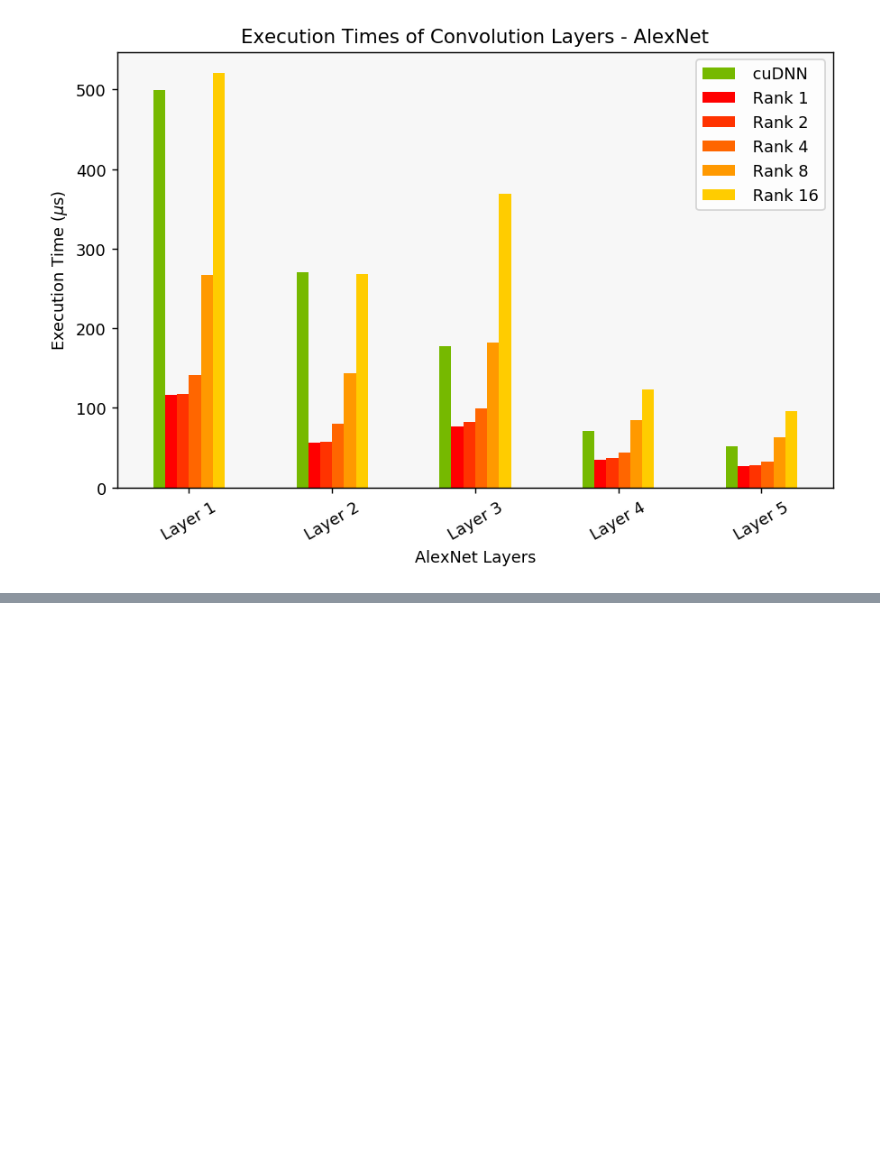
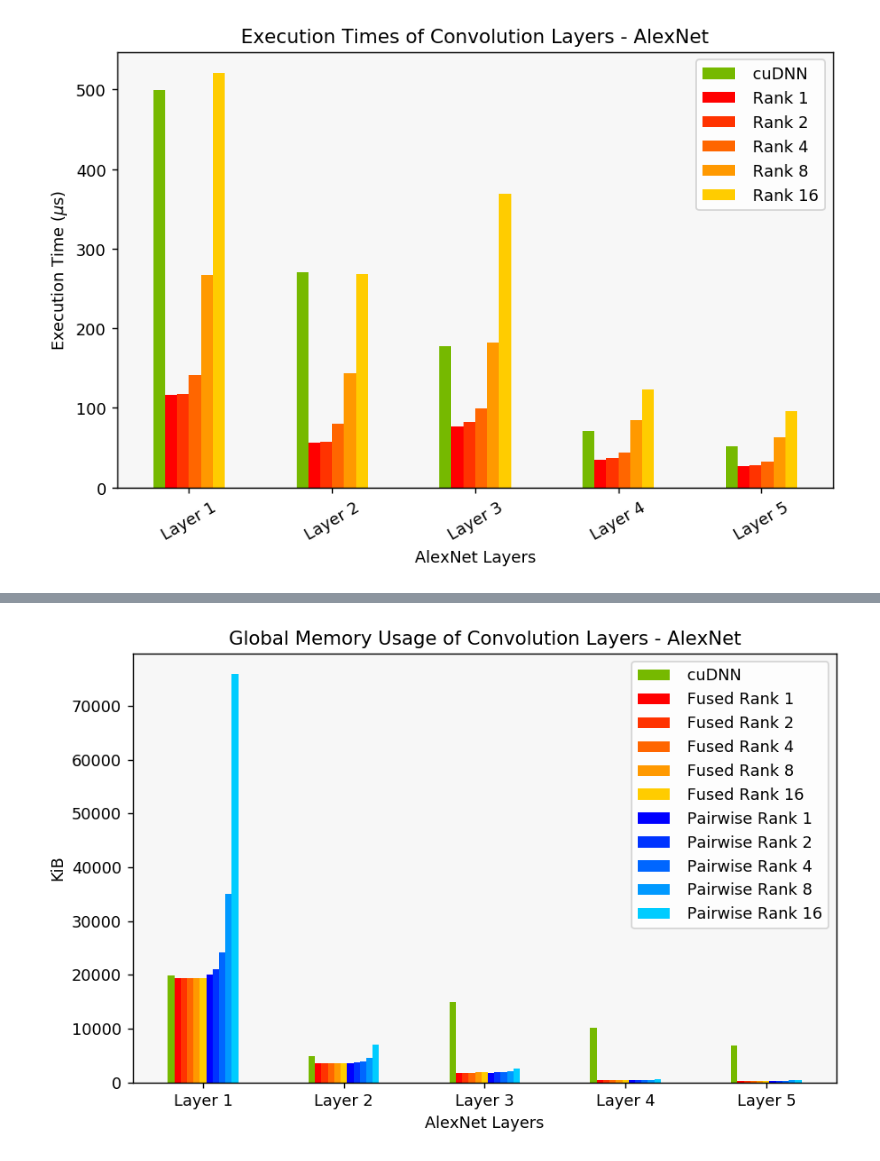
Before and after one commit to Areustle/ParallelTNNLayers, a Jupyter notebook: Cuda_kernels/results/Benchmark plots RTX2080Ti 20190904.ipynb, the cells around one changed output, grey strips where cells are left out. Drawn from its saved outputs; the diff is of its cells as text; code cells hidden in the pictures; blank space fills up the shorter version.

```diff
--- a/Cuda_kernels/results/Benchmark plots RTX2080Ti 20190904.ipynb
+++ b/Cuda_kernels/results/Benchmark plots RTX2080Ti 20190904.ipynb
@@ -37,0 +66,28 @@ plot2dRank(df, arch)
+# %%
+desc = "2080ti_190908a"
+arch = "AlexNet"
+
+in_df = pd.read_csv("BothConv2dForward_results_in_mem_bytes_"+desc+"_"+arch+".txt").set_index(["N C H W pad T Y X"])
+fi_df = pd.read_csv("BothConv2dForward_results_filter_mem_bytes_"+desc+"_"+arch+".txt").set_index(["N C H W pad T Y X"])
+ou_df = pd.read_csv("BothConv2dForward_results_out_mem_bytes_"+desc+"_"+arch+".txt").set_index(["N C H W pad T Y X"])
+wo_df = pd.read_csv("BothConv2dForward_results_work_mem_bytes_"+desc+"_"+arch+".txt").set_index(["N C H W pad T Y X"])
+
+def plot2dRankMem(df, arch, color):
+    fig = plt.figure(figsize=(8, 5), dpi=128)
+    ax = fig.add_subplot(1,1,1)
+    ax.set_title('Global Memory Usage of Convolution Layers - ' + arch, fontsize=12)
+    ax.set_ylabel(r'KiB')
+    ax.set_facecolor('0.97')
+#     ax.set_yscale('log')
+
+    df.plot.bar(ax=ax, color=color)
+    plt.xticks(np.arange(5) , ["Layer 1", "Layer 2", "Layer 3", "Layer 4", "Layer 5"])
+    ax.set_xlabel(arch + " Layers")
+    plt.xticks(rotation=0)
+    tikzplotlib.save(arch+'_mem_plot.tex')
+    df.to_latex(arch+'_mem_table.tex')
+    plt.savefig(arch+'_mem_plot.png')
+
+plot2dRankMem((in_df+fi_df+ou_df+wo_df)/1024, arch, color)
+# %% [output]
+[figure, added]
```
Also changed, not shown: parts of 8 cells of this notebook, 21 other files.
